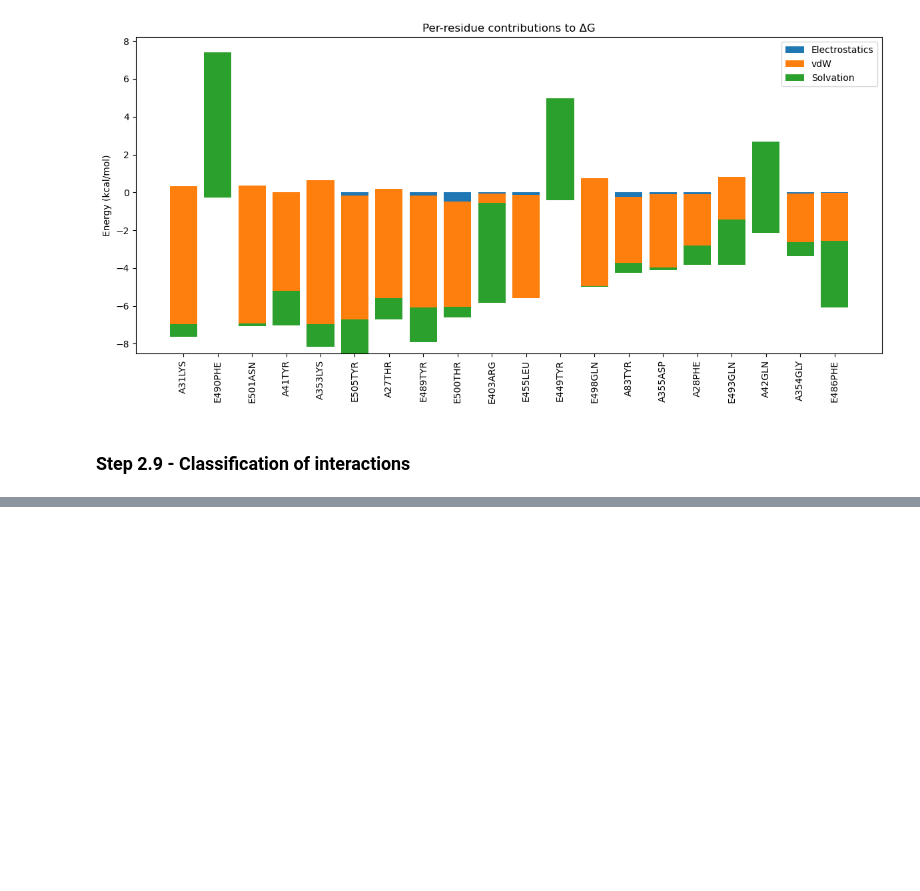
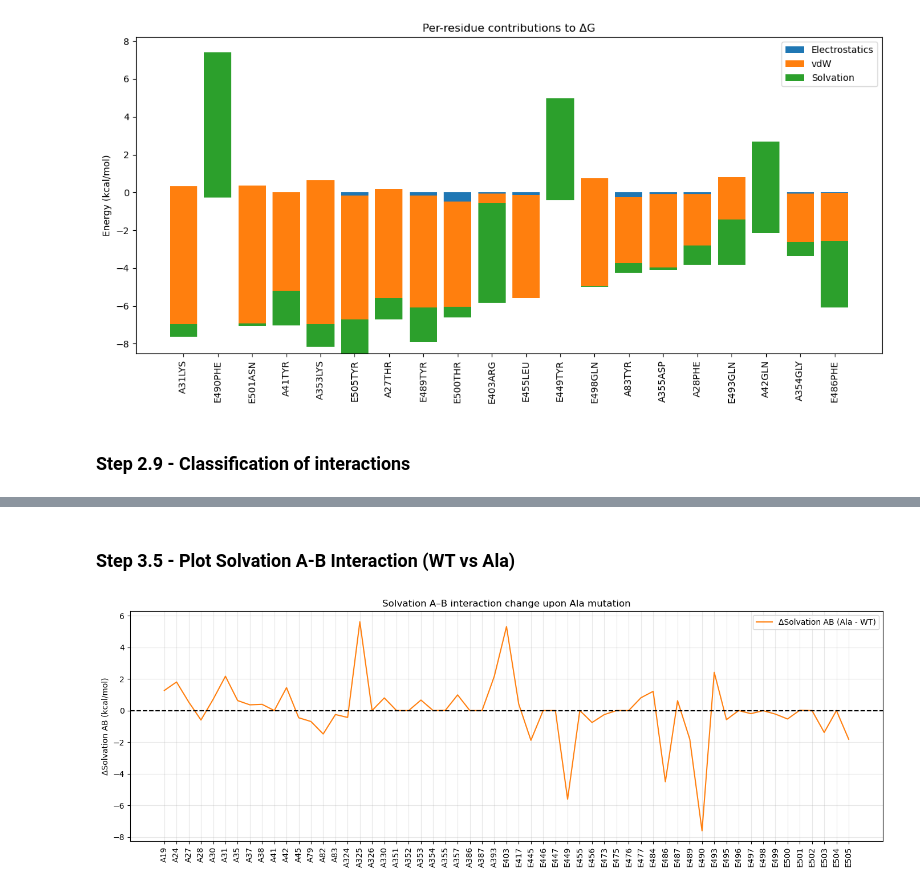
Before and after one commit to lacintadiez/BioPhysics_Project_2025, a Jupyter notebook: Code_Data_Repo/Biophysics Project 2025 Notebook Pipeline Layout.ipynb, the cells around one changed output, grey strips where cells are left out. Saved outputs shown, nothing was run; the diff lists cells and outputs as text; code cells hidden in the pictures; blank space fills up the shorter version.

```diff
--- a/Code_Data_Repo/Biophysics Project 2025 Notebook Pipeline Layout.ipynb
+++ b/Code_Data_Repo/Biophysics Project 2025 Notebook Pipeline Layout.ipynb
@@ -494,0 +654,21 @@ Solvation hotspots: [('E', 'PHE', 490, 7.689991000000001), ('A', 'TYR', 41, -1.8
+# %% [markdown]
+### Step 3.5 - Plot Solvation A-B Interaction (WT vs Ala)
+# %%
+x = range(len(df))
+labels = df['Label']
+
+plt.figure(figsize=(14,5))
+
+plt.plot(x, df['ddG_solvAB'], label="ΔSolvation AB (Ala - WT)", color="tab:orange")
+plt.axhline(0, color='black', linestyle='--')
+
+plt.xticks(x, labels, rotation=90)
+plt.ylabel("ΔSolvation AB (kcal/mol)")
+plt.title("Solvation A–B interaction change upon Ala mutation")
+plt.grid(alpha=0.3)
+plt.legend()
+
+plt.tight_layout()
+plt.show()
+# %% [output]
+[figure, added]
```
Also changed, not shown: parts of 20 cells of this notebook, 32 other files.
